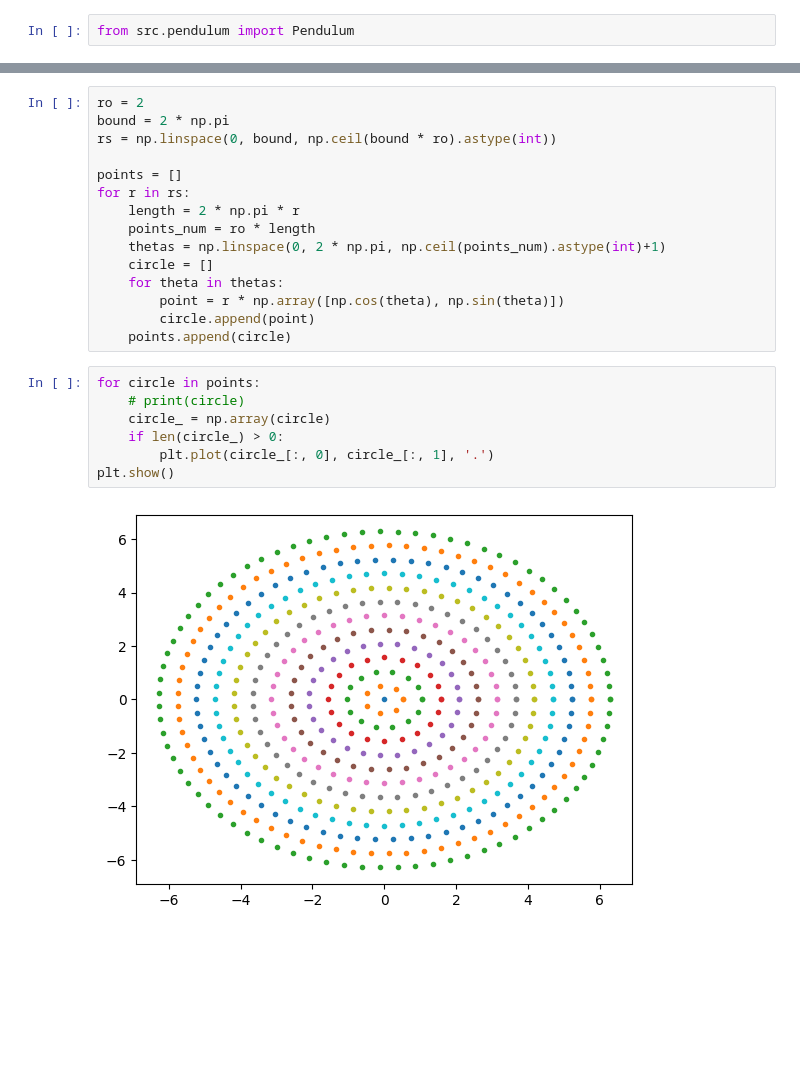
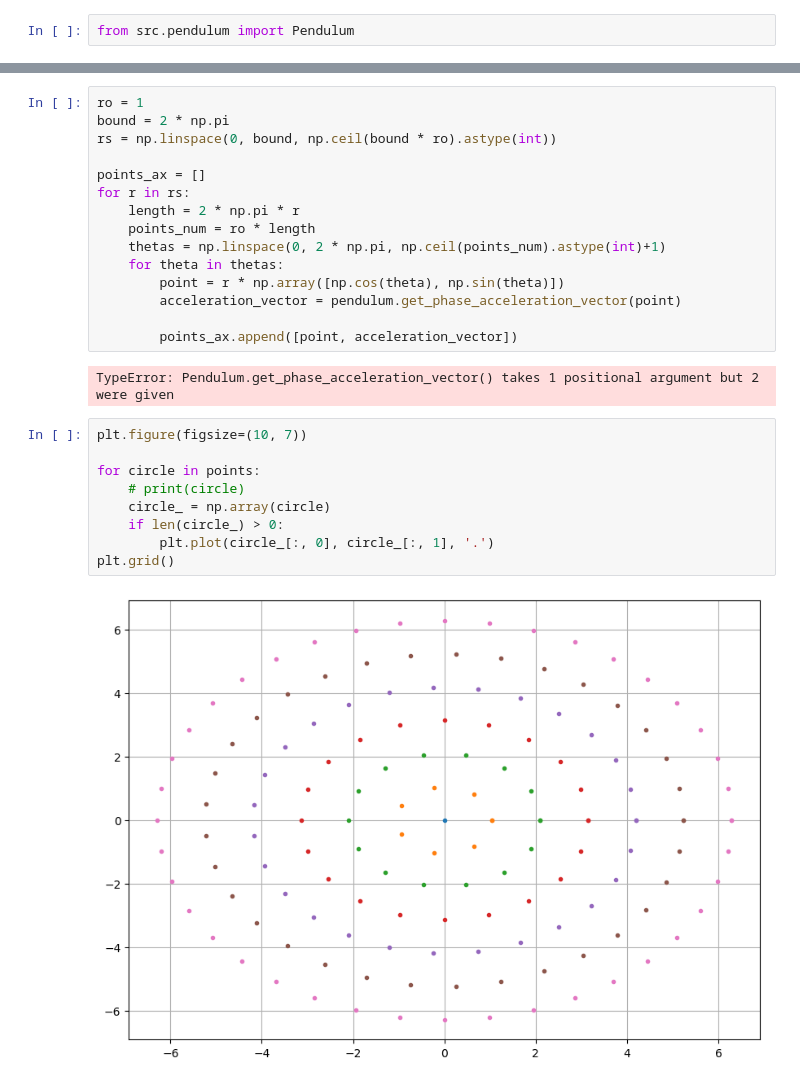
Before and after one commit to VladimirGunyavoy/diplom, a Jupyter notebook: math/pendulum_field.ipynb, the cells around one changed output, grey strips where cells are left out. Cells and saved outputs as stored; diff of their text form; blank space fills up the shorter version.

```diff
--- a/math/pendulum_field.ipynb
+++ b/math/pendulum_field.ipynb
@@ -12,24 +12,28 @@ array([ 1. , -0.1])
 # %%
-ro = 2
+ro = 1
 bound = 2 * np.pi
 rs = np.linspace(0, bound, np.ceil(bound * ro).astype(int))
 
-points = []
+points_ax = []
 for r in rs:
     length = 2 * np.pi * r
     points_num = ro * length
     thetas = np.linspace(0, 2 * np.pi, np.ceil(points_num).astype(int)+1)
-    circle = []
     for theta in thetas:
         point = r * np.array([np.cos(theta), np.sin(theta)])
-        circle.append(point)
-    points.append(circle)
+        acceleration_vector = pendulum.get_phase_acceleration_vector(point)
+
+        points_ax.append([point, acceleration_vector])
+# %% [output]
+TypeError: Pendulum.get_phase_acceleration_vector() takes 1 positional argument but 2 were given
 # %%
+plt.figure(figsize=(10, 7))
+
 for circle in points:
     # print(circle)
     circle_ = np.array(circle)
     if len(circle_) > 0:
         plt.plot(circle_[:, 0], circle_[:, 1], '.')
-plt.show()
+plt.grid()
 # %% [output]
-[figure, old version]
+[figure, new version]
```
Also changed, not shown: parts of 3 cells of this notebook, 10 other files.
